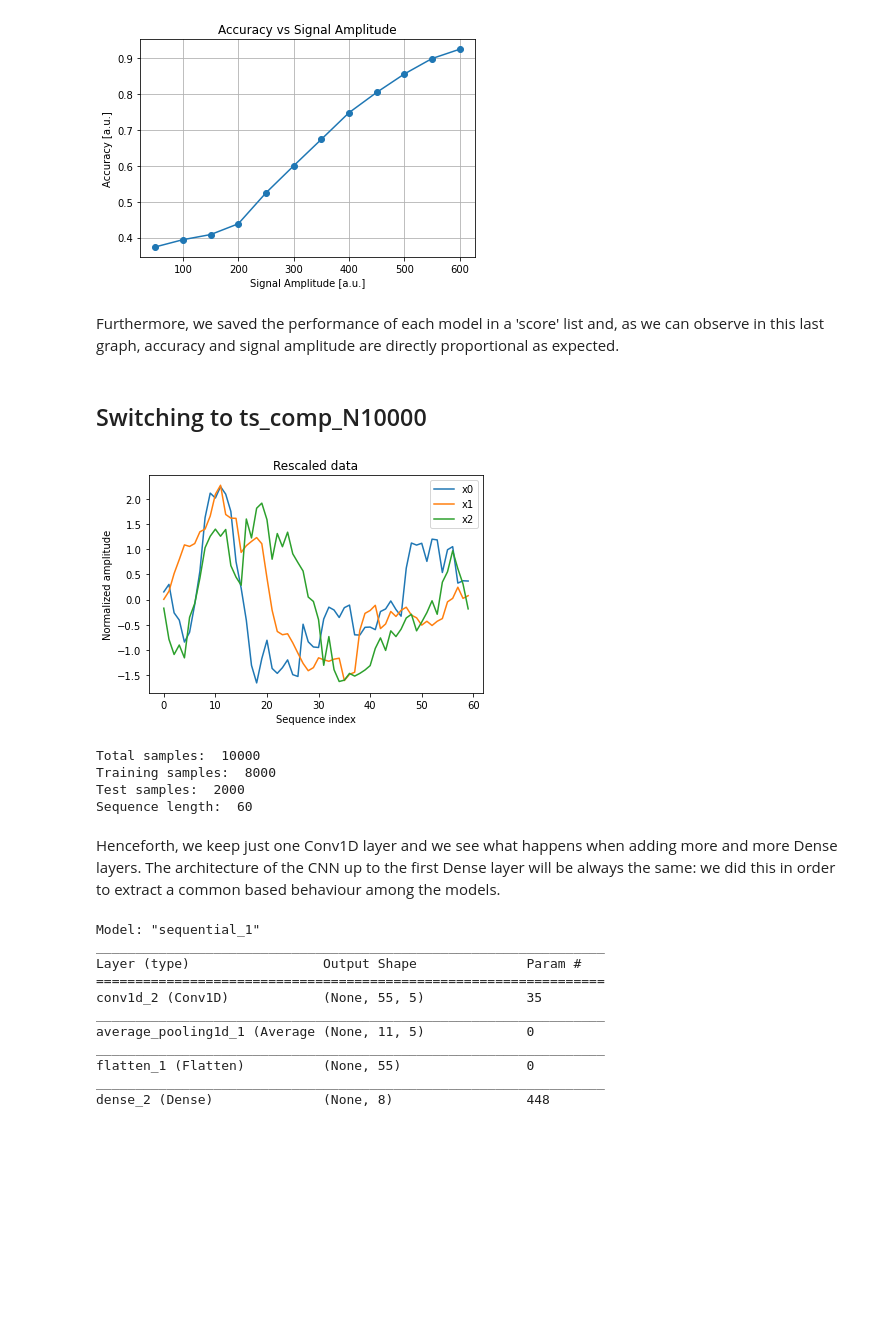
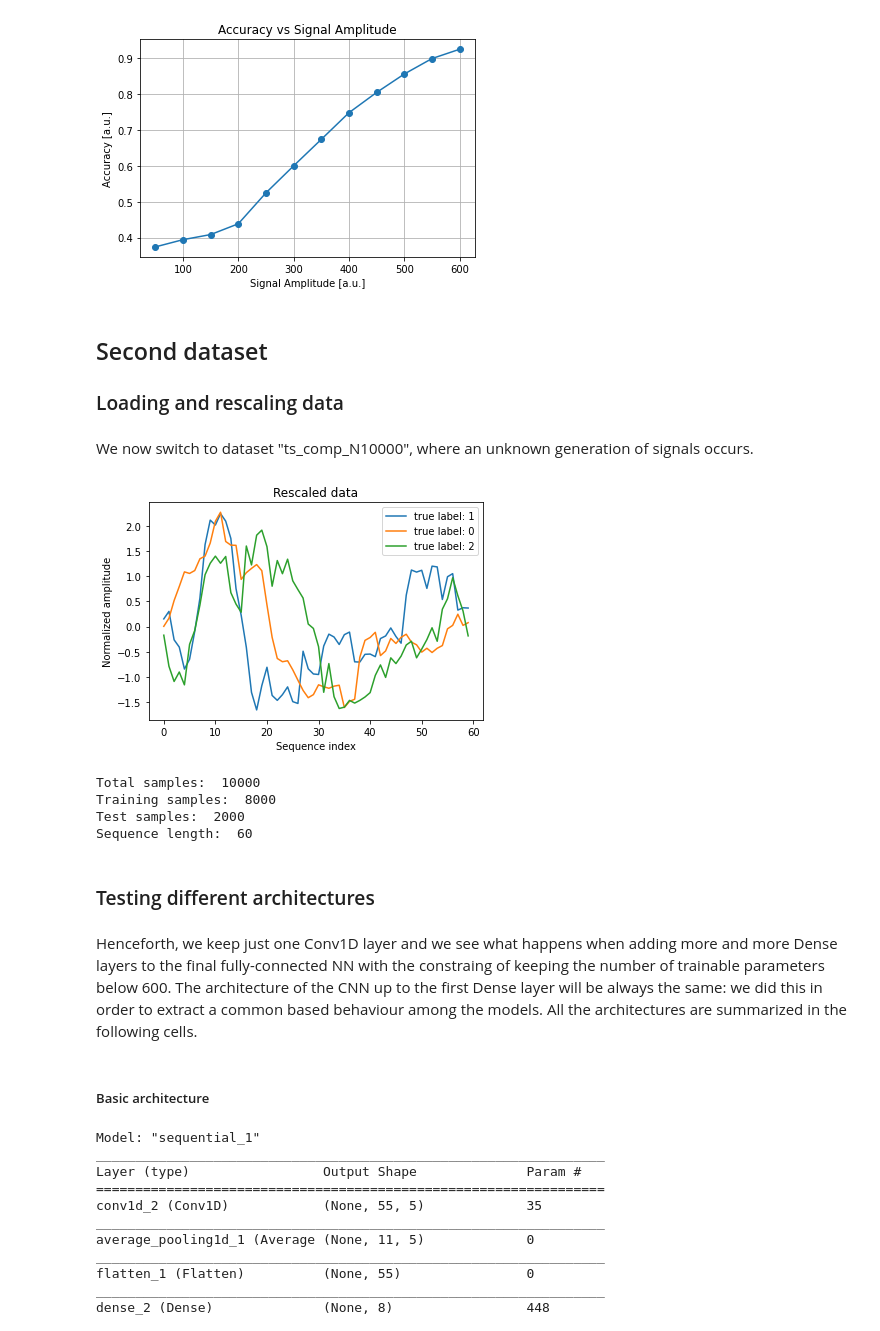
Before and after one commit to giuliacampesan/UniversityAssignments, a Jupyter notebook: 03_week/LoCPdown_Exercise3.ipynb, the cells around one changed output. Drawn from its saved outputs; the diff is of its cells as text; code cells hidden in the pictures; blank space fills up the shorter version.

```diff
--- a/03_week/LoCPdown_Exercise3.ipynb
+++ b/03_week/LoCPdown_Exercise3.ipynb
@@ -308,10 +320,11 @@ plt.grid()
 plt.show()
 # %% [output]
 [figure]
-# %% [markdown]
-Furthermore, we saved the performance of each model in a 'score' list and, as we can observe in this last graph, accuracy and signal amplitude are directly proportional as expected.
-# %% [markdown]
-## Switching to ts_comp_N10000
+# %% [markdown]
+## Second dataset
+### Loading and rescaling data
+# %% [markdown]
+We now switch to dataset "ts_comp_N10000", where an unknown generation of signals occurs.
 # %%
 str1 = 'ts_comp_N10000'
 fnamex1 = 'DATA/x_'+str1+'.csv'
@@ -328,45 +341,47 @@ for n in range(N):
     x[n] -= xm[n]
     x[n] /= stdx[n]
 
-plt.plot(x[0], label='x0')
-plt.plot(x[1], label='x1')
-plt.plot(x[2], label='x2')
+plt.plot(x[0], label=('true label: ' + str(categ[0])))
+plt.plot(x[1], label=('true label: ' + str(categ[1])))
+plt.plot(x[2], label=('true label: ' + str(categ[2])))
 plt.xlabel('Sequence index')
 plt.ylabel('Normalized amplitude')
 plt.title('Rescaled data')
 plt.legend()
 plt.show()
 
 #one-hot encoding
 N_categ = np.max(categ)+1
 y = np.zeros((N,N_categ))
 for n in range(N):
     y[n][categ[n]] = 1
 
 perc_train = 0.8
 N_train = int(N*perc_train)
 N_val = N - N_train
 
 x_train, y_train = x[:N_train], y[:N_train]
 x_val, y_val = x[N_train:], y[N_train:]
 
 print('\nTotal samples: ', N,
       '\nTraining samples: ', N_train,
       '\nTest samples: ', N_val,
       '\nSequence length: ', len(x[0])
      )
 
 x_train = x_train.reshape(x_train.shape[0],len(x[0]),1)
 x_val = x_val.reshape(x_val.shape[0],len(x[0]),1)
 input_shape = (len(x[0]),1)
 # %% [output]
-[figure, old version]
+[figure, new version]
 Total samples:  10000
 Training samples:  8000
 Test samples:  2000
 Sequence length:  60
+# %% [markdown]
+### Testing different architectures
 # %% [markdown]
-Henceforth, we keep just one Conv1D layer and we see what happens when adding more and more Dense layers. The architecture of the CNN up to the first Dense layer will be always the same: we did this in order to extract a common based behaviour among the models.
+Henceforth, we keep just one Conv1D layer and we see what happens when adding more and more Dense layers to the final fully-connected NN with the constraing of keeping the number of trainable parameters below 600. The architecture of the CNN up to the first Dense layer will be always the same: we did this in order to extract a common based behaviour among the models. All the architectures are summarized in the following cells.
 # %%
 #Ridge, lambda = 10**-2
 reg = regularizers.l2(0.01)
@@ -375,6 +390,8 @@ ini = initializers.RandomNormal(mean = 0, stddev = 0.05)
 
 batch_size = 250
 epochs = 250
+# %% [markdown]
+##### Basic architecture
 # %%
 np.random.seed(12345)
 model1 = Sequential()
```
Also changed, not shown: parts of 16 cells of this notebook.
